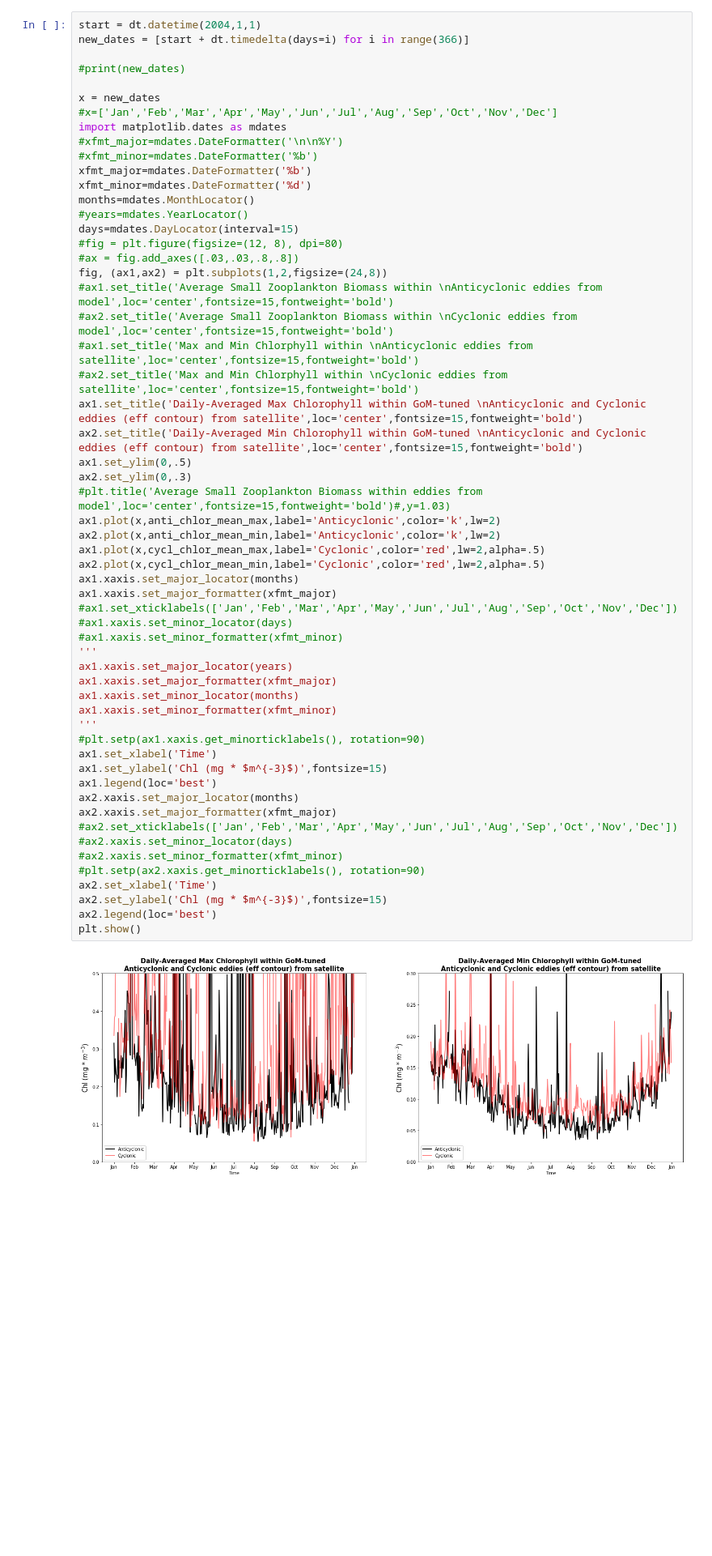
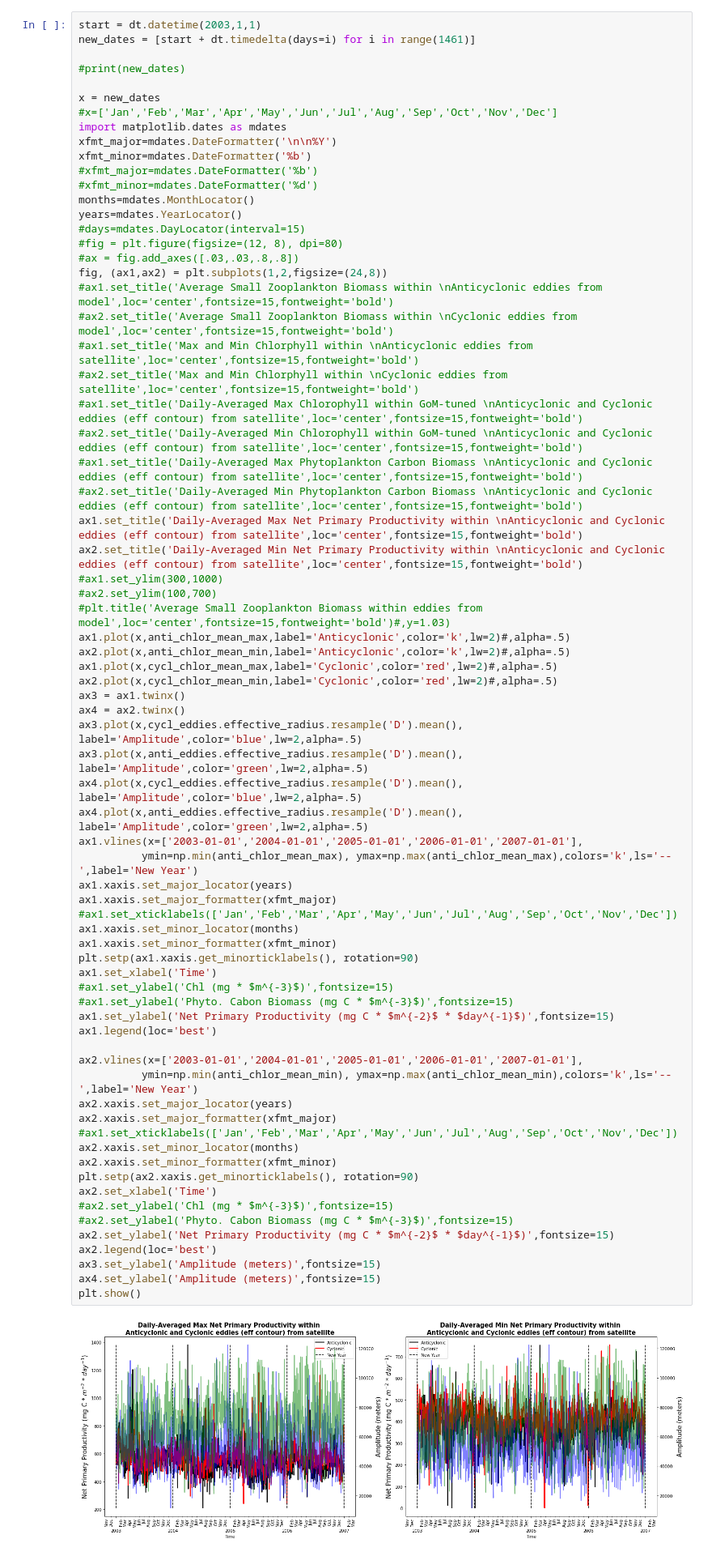
Before and after one commit to watkinson7/Graduate_Thesis_Research_Fall_2022, a Jupyter notebook: Python_Code/Max_min_in_eddy_analysis.ipynb, the cells around one changed output. Shown at 81% size. Cells and saved outputs as stored; diff of their text form; blank space fills up the shorter version.

Commit message:
Added methods for calculating max and min in NPP and Phyto

```diff
--- a/Python_Code/Max_min_in_eddy_analysis.ipynb
+++ b/Python_Code/Max_min_in_eddy_analysis.ipynb
@@ -229,59 +361,74 @@ Name: cycl_chlor_min, dtype: float64
 # %%
-start = dt.datetime(2004,1,1)
-new_dates = [start + dt.timedelta(days=i) for i in range(366)]
+start = dt.datetime(2003,1,1)
+new_dates = [start + dt.timedelta(days=i) for i in range(1461)]
 
 #print(new_dates)
 
 x = new_dates
 #x=['Jan','Feb','Mar','Apr','May','Jun','Jul','Aug','Sep','Oct','Nov','Dec']
 import matplotlib.dates as mdates
-#xfmt_major=mdates.DateFormatter('\n\n%Y')
-#xfmt_minor=mdates.DateFormatter('%b')
-xfmt_major=mdates.DateFormatter('%b')
-xfmt_minor=mdates.DateFormatter('%d')
+xfmt_major=mdates.DateFormatter('\n\n%Y')
+xfmt_minor=mdates.DateFormatter('%b')
+#xfmt_major=mdates.DateFormatter('%b')
+#xfmt_minor=mdates.DateFormatter('%d')
 months=mdates.MonthLocator()
-#years=mdates.YearLocator()
-days=mdates.DayLocator(interval=15)
+years=mdates.YearLocator()
+#days=mdates.DayLocator(interval=15)
 #fig = plt.figure(figsize=(12, 8), dpi=80)
 #ax = fig.add_axes([.03,.03,.8,.8])
 fig, (ax1,ax2) = plt.subplots(1,2,figsize=(24,8))
 #ax1.set_title('Average Small Zooplankton Biomass within \nAnticyclonic eddies from model',loc='center',fontsize=15,fontweight='bold')
 #ax2.set_title('Average Small Zooplankton Biomass within \nCyclonic eddies from model',loc='center',fontsize=15,fontweight='bold')
 #ax1.set_title('Max and Min Chlorphyll within \nAnticyclonic eddies from  satellite',loc='center',fontsize=15,fontweight='bold')
 #ax2.set_title('Max and Min Chlorphyll within \nCyclonic eddies from satellite',loc='center',fontsize=15,fontweight='bold')
-ax1.set_title('Daily-Averaged Max Chlorophyll within GoM-tuned \nAnticyclonic and Cyclonic eddies (eff contour) from satellite',loc='center',fontsize=15,fontweight='bold')
-ax2.set_title('Daily-Averaged Min Chlorophyll within GoM-tuned \nAnticyclonic and Cyclonic eddies (eff contour) from satellite',loc='center',fontsize=15,fontweight='bold')
-ax1.set_ylim(0,.5)
-ax2.set_ylim(0,.3)
+#ax1.set_title('Daily-Averaged Max Chlorophyll within GoM-tuned \nAnticyclonic and Cyclonic eddies (eff contour) from satellite',loc='center',fontsize=15,fontweight='bold')
+#ax2.set_title('Daily-Averaged Min Chlorophyll within GoM-tuned \nAnticyclonic and Cyclonic eddies (eff contour) from satellite',loc='center',fontsize=15,fontweight='bold')
+#ax1.set_title('Daily-Averaged Max Phytoplankton Carbon Biomass \nAnticyclonic and Cyclonic eddies (eff contour) from satellite',loc='center',fontsize=15,fontweight='bold')
+#ax2.set_title('Daily-Averaged Min Phytoplankton Carbon Biomass \nAnticyclonic and Cyclonic eddies (eff contour) from satellite',loc='center',fontsize=15,fontweight='bold')
+ax1.set_title('Daily-Averaged Max Net Primary Productivity within \nAnticyclonic and Cyclonic eddies (eff contour) from satellite',loc='center',fontsize=15,fontweight='bold')
+ax2.set_title('Daily-Averaged Min Net Primary Productivity within \nAnticyclonic and Cyclonic eddies (eff contour) from satellite',loc='center',fontsize=15,fontweight='bold')
+#ax1.set_ylim(300,1000)
+#ax2.set_ylim(100,700)
 #plt.title('Average Small Zooplankton Biomass within eddies from model',loc='center',fontsize=15,fontweight='bold')#,y=1.03)
-ax1.plot(x,anti_chlor_mean_max,label='Anticyclonic',color='k',lw=2)
-ax2.plot(x,anti_chlor_mean_min,label='Anticyclonic',color='k',lw=2)
-ax1.plot(x,cycl_chlor_mean_max,label='Cyclonic',color='red',lw=2,alpha=.5)
-ax2.plot(x,cycl_chlor_mean_min,label='Cyclonic',color='red',lw=2,alpha=.5)
-ax1.xaxis.set_major_locator(months)
+ax1.plot(x,anti_chlor_mean_max,label='Anticyclonic',color='k',lw=2)#,alpha=.5)
+ax2.plot(x,anti_chlor_mean_min,label='Anticyclonic',color='k',lw=2)#,alpha=.5)
+ax1.plot(x,cycl_chlor_mean_max,label='Cyclonic',color='red',lw=2)#,alpha=.5)
+ax2.plot(x,cycl_chlor_mean_min,label='Cyclonic',color='red',lw=2)#,alpha=.5)
+ax3 = ax1.twinx()
+ax4 = ax2.twinx()
+ax3.plot(x,cycl_eddies.effective_radius.resample('D').mean(), label='Amplitude',color='blue',lw=2,alpha=.5)
+ax3.plot(x,anti_eddies.effective_radius.resample('D').mean(), label='Amplitude',color='green',lw=2,alpha=.5)
+ax4.plot(x,cycl_eddies.effective_radius.resample('D').mean(), label='Amplitude',color='blue',lw=2,alpha=.5)
+ax4.plot(x,anti_eddies.effective_radius.resample('D').mean(), label='Amplitude',color='green',lw=2,alpha=.5)
+ax1.vlines(x=['2003-01-01','2004-01-01','2005-01-01','2006-01-01','2007-01-01'],
+          ymin=np.min(anti_chlor_mean_max), ymax=np.max(anti_chlor_mean_max),colors='k',ls='--',label='New Year')
+ax1.xaxis.set_major_locator(years)
 ax1.xaxis.set_major_formatter(xfmt_major)
 #ax1.set_xticklabels(['Jan','Feb','Mar','Apr','May','Jun','Jul','Aug','Sep','Oct','Nov','Dec'])
-#ax1.xaxis.set_minor_locator(days)
-#ax1.xaxis.set_minor_formatter(xfmt_minor)
-'''
-ax1.xaxis.set_major_locator(years)
-ax1.xaxis.set_major_formatter(xfmt_major)
 ax1.xaxis.set_minor_locator(months)
 ax1.xaxis.set_minor_formatter(xfmt_minor)
-'''
-#plt.setp(ax1.xaxis.get_minorticklabels(), rotation=90)
+plt.setp(ax1.xaxis.get_minorticklabels(), rotation=90)
 ax1.set_xlabel('Time')
-ax1.set_ylabel('Chl (mg * $m^{-3}$)',fontsize=15)
+#ax1.set_ylabel('Chl (mg * $m^{-3}$)',fontsize=15)
+#ax1.set_ylabel('Phyto. Cabon Biomass (mg C * $m^{-3}$)',fontsize=15)
+ax1.set_ylabel('Net Primary Productivity (mg C * $m^{-2}$ * $day^{-1}$)',fontsize=15)
 ax1.legend(loc='best')
-ax2.xaxis.set_major_locator(months)
+
+ax2.vlines(x=['2003-01-01','2004-01-01','2005-01-01','2006-01-01','2007-01-01'],
+          ymin=np.min(anti_chlor_mean_min), ymax=np.max(anti_chlor_mean_min),colors='k',ls='--',label='New Year')
+ax2.xaxis.set_major_locator(years)
 ax2.xaxis.set_major_formatter(xfmt_major)
-#ax2.set_xticklabels(['Jan','Feb','Mar','Apr','May','Jun','Jul','Aug','Sep','Oct','Nov','Dec'])
-#ax2.xaxis.set_minor_locator(days)
-#ax2.xaxis.set_minor_formatter(xfmt_minor)
-#plt.setp(ax2.xaxis.get_minorticklabels(), rotation=90)
+#ax1.set_xticklabels(['Jan','Feb','Mar','Apr','May','Jun','Jul','Aug','Sep','Oct','Nov','Dec'])
+ax2.xaxis.set_minor_locator(months)
+ax2.xaxis.set_minor_formatter(xfmt_minor)
+plt.setp(ax2.xaxis.get_minorticklabels(), rotation=90)
 ax2.set_xlabel('Time')
-ax2.set_ylabel('Chl (mg * $m^{-3}$)',fontsize=15)
+#ax2.set_ylabel('Chl (mg * $m^{-3}$)',fontsize=15)
+#ax2.set_ylabel('Phyto. Cabon Biomass (mg C * $m^{-3}$)',fontsize=15)
+ax2.set_ylabel('Net Primary Productivity (mg C * $m^{-2}$ * $day^{-1}$)',fontsize=15)
 ax2.legend(loc='best')
+ax3.set_ylabel('Amplitude (meters)',fontsize=15)
+ax4.set_ylabel('Amplitude (meters)',fontsize=15)
 plt.show()
 # %% [output]
-[figure, old version]
+[figure, new version]
```
Also changed, not shown: parts of 11 cells of this notebook.
